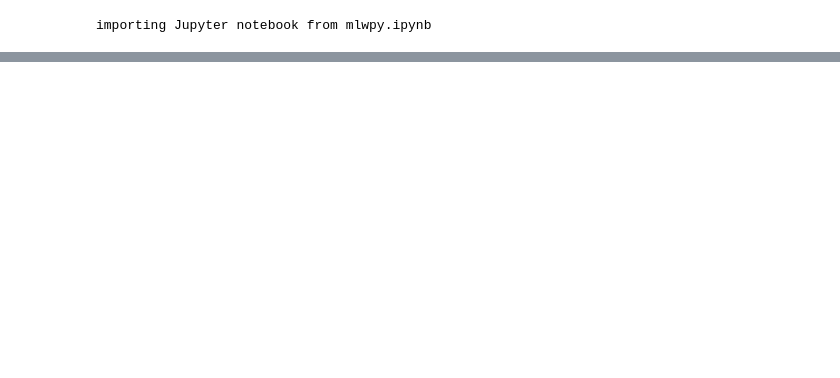
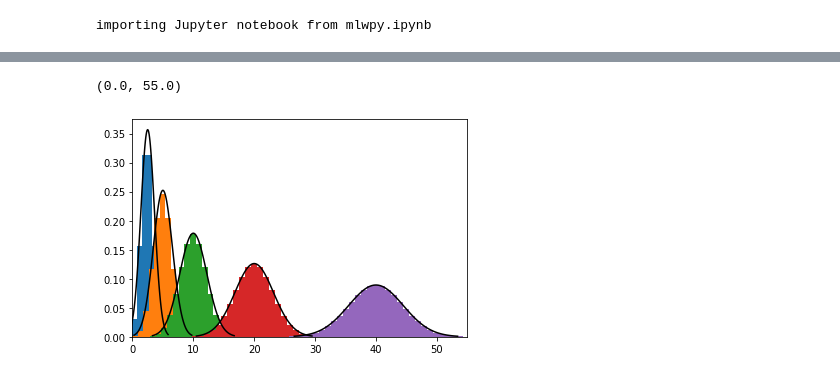
Before and after one commit to takebri/ML, a Jupyter notebook: technical_background.ipynb, the cells around one changed output, grey strips where cells are left out. Saved outputs shown, nothing was run; the diff lists cells and outputs as text; code cells hidden in the pictures; blank space fills up the shorter version.

```diff
--- a/technical_background.ipynb
+++ b/technical_background.ipynb
@@ -24,0 +40,26 @@ ax2.bar(np.arange(1, 7), many_counts)
+# %%
+b = ss.distributions.binom
+n = ss.distributions.norm
+
+for flips in [5, 10, 20, 40, 80]:
+    # binomial coin flips
+    success = np.arange(flips)
+    our_distribution = b.pmf(success, flips, 0.5)
+    plt.hist(success, flips, weights=our_distribution)
+
+    # normal approximation to that binomial
+    # we have to set mean and standard deviation
+    mu = flips * 0.5,
+    std_dev = np.sqrt(flips * .5 * (1 - .5))
+
+    # we have to set up both the x and y points for the normal
+    # get the ys from the distribution (a function)
+    # we have to feed it xs, we set those up here
+    norm_x = np.linspace(mu-3*std_dev, mu+3*std_dev, 100)
+    norm_y = n.pdf(norm_x, mu, std_dev)
+    plt.plot(norm_x, norm_y, 'k')
+
+plt.xlim(0, 55)
+# %% [output]
+(0.0, 55.0)
+[figure, added]
```
Also changed, not shown: parts of 3 cells of this notebook.
